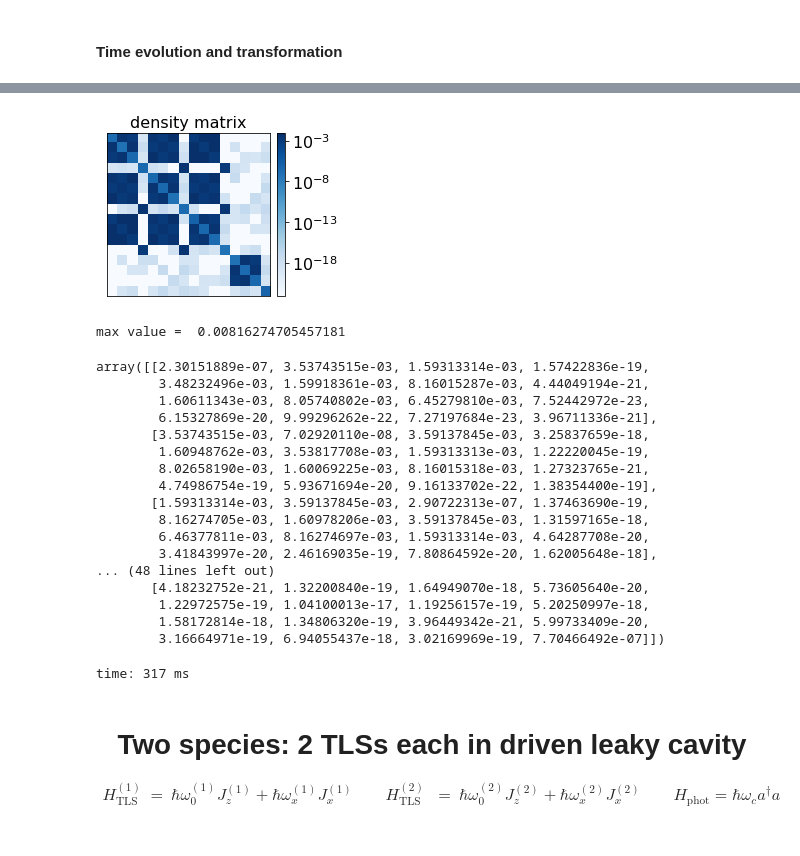
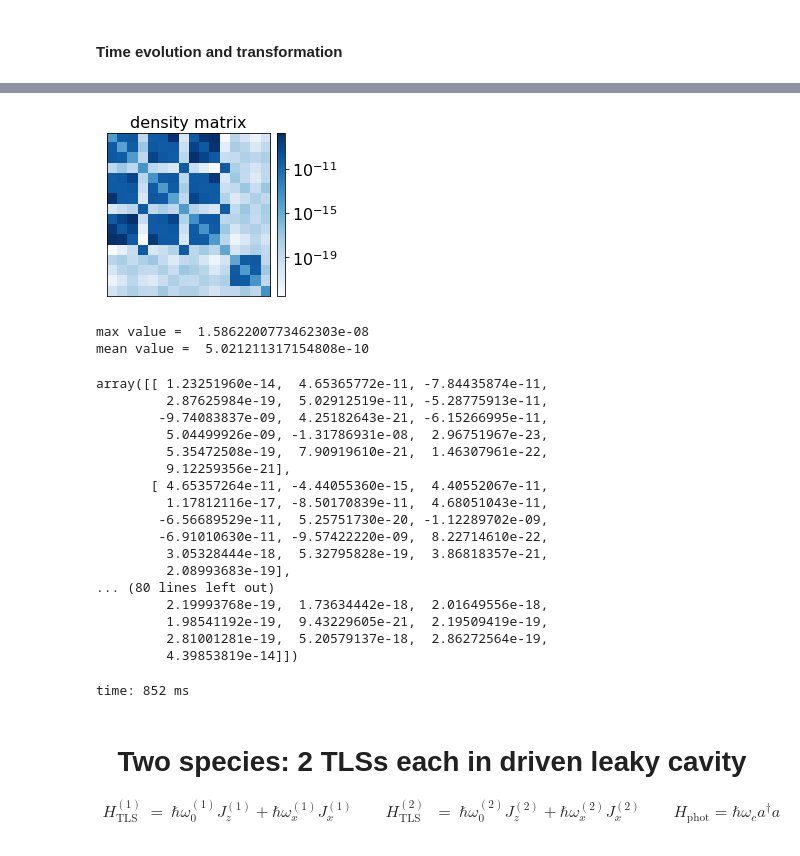
Before and after one commit to marcello-negri/BipartiteQuantumSystems, a Jupyter notebook: density_matrix_check.ipynb, the cells around one changed output, grey strips where cells are left out. Cells and saved outputs as stored; diff of their text form; code cells hidden in the pictures.

```diff
--- a/density_matrix_check.ipynb
+++ b/density_matrix_check.ipynb
@@ -571,32 +582,35 @@ time: 308 ms
 # %%
-rel_diff = np.absolute(np.divide(qutip_state_transformed-piqs_state, qutip_state_transformed))
+mask = (piqs_state == 0)
 qutip_state_transformed = np.absolute(qutip_state_transformed)
-mask = (piqs_state == 0)
+piqs_state = np.absolute(piqs_state)
+rel_diff = np.divide(qutip_state_transformed-piqs_state, qutip_state_transformed)
 rel_diff[mask] = qutip_state_transformed[mask]
 plot_state(rel_diff)
-print('max value = ', rel_diff.max())
+print('max value = ', np.absolute(rel_diff).max())
+print('mean value = ', np.absolute(rel_diff).mean())
 rel_diff
 # %% [output]
-[figure, old version]
+[figure, new version]
-max value =  0.00816274705457181
+max value =  1.5862200773462303e-08
+mean value =  5.021211317154808e-10
-array([[2.30151889e-07, 3.53743515e-03, 1.59313314e-03, 1.57422836e-19,
-        3.48232496e-03, 1.59918361e-03, 8.16015287e-03, 4.44049194e-21,
-        1.60611343e-03, 8.05740802e-03, 6.45279810e-03, 7.52442972e-23,
-        6.15327869e-20, 9.99296262e-22, 7.27197684e-23, 3.96711336e-21],
-       [3.53743515e-03, 7.02920110e-08, 3.59137845e-03, 3.25837659e-18,
-        1.60948762e-03, 3.53817708e-03, 1.59313313e-03, 1.22220045e-19,
-        8.02658190e-03, 1.60069225e-03, 8.16015318e-03, 1.27323765e-21,
-        4.74986754e-19, 5.93671694e-20, 9.16133702e-22, 1.38354400e-19],
-       [1.59313314e-03, 3.59137845e-03, 2.90722313e-07, 1.37463690e-19,
-        8.16274705e-03, 1.60978206e-03, 3.59137845e-03, 1.31597165e-18,
-        6.46377811e-03, 8.16274697e-03, 1.59313314e-03, 4.64287708e-20,
-        3.41843997e-20, 2.46169035e-19, 7.80864592e-20, 1.62005648e-18],
-... (48 lines left out)
-       [4.18232752e-21, 1.32200840e-19, 1.64949070e-18, 5.73605640e-20,
-        1.22972575e-19, 1.04100013e-17, 1.19256157e-19, 5.20250997e-18,
-        1.58172814e-18, 1.34806320e-19, 3.96449342e-21, 5.99733409e-20,
-        3.16664971e-19, 6.94055437e-18, 3.02169969e-19, 7.70466492e-07]])
+array([[ 1.23251960e-14,  4.65365772e-11, -7.84435874e-11,
+         2.87625984e-19,  5.02912519e-11, -5.28775913e-11,
+        -9.74083837e-09,  4.25182643e-21, -6.15266995e-11,
+         5.04499926e-09, -1.31786931e-08,  2.96751967e-23,
+         5.35472508e-19,  7.90919610e-21,  1.46307961e-22,
+         9.12259356e-21],
+       [ 4.65357264e-11, -4.44055360e-15,  4.40552067e-11,
+         1.17812116e-17, -8.50170839e-11,  4.68051043e-11,
+        -6.56689529e-11,  5.25751730e-20, -1.12289702e-09,
+        -6.91010630e-11, -9.57422220e-09,  8.22714610e-22,
+         3.05328444e-18,  5.32795828e-19,  3.86818357e-21,
+         2.08993683e-19],
+... (80 lines left out)
+         2.19993768e-19,  1.73634442e-18,  2.01649556e-18,
+         1.98541192e-19,  9.43229605e-21,  2.19509419e-19,
+         2.81001281e-19,  5.20579137e-18,  2.86272564e-19,
+         4.39853819e-14]])
-time: 317 ms
+time: 852 ms
 # %% [markdown]
 <h1><center> Two species: 2 TLSs each in driven leaky cavity </center></h1>
 
```
Also changed, not shown: parts of 46 cells of this notebook, 2 other files.
